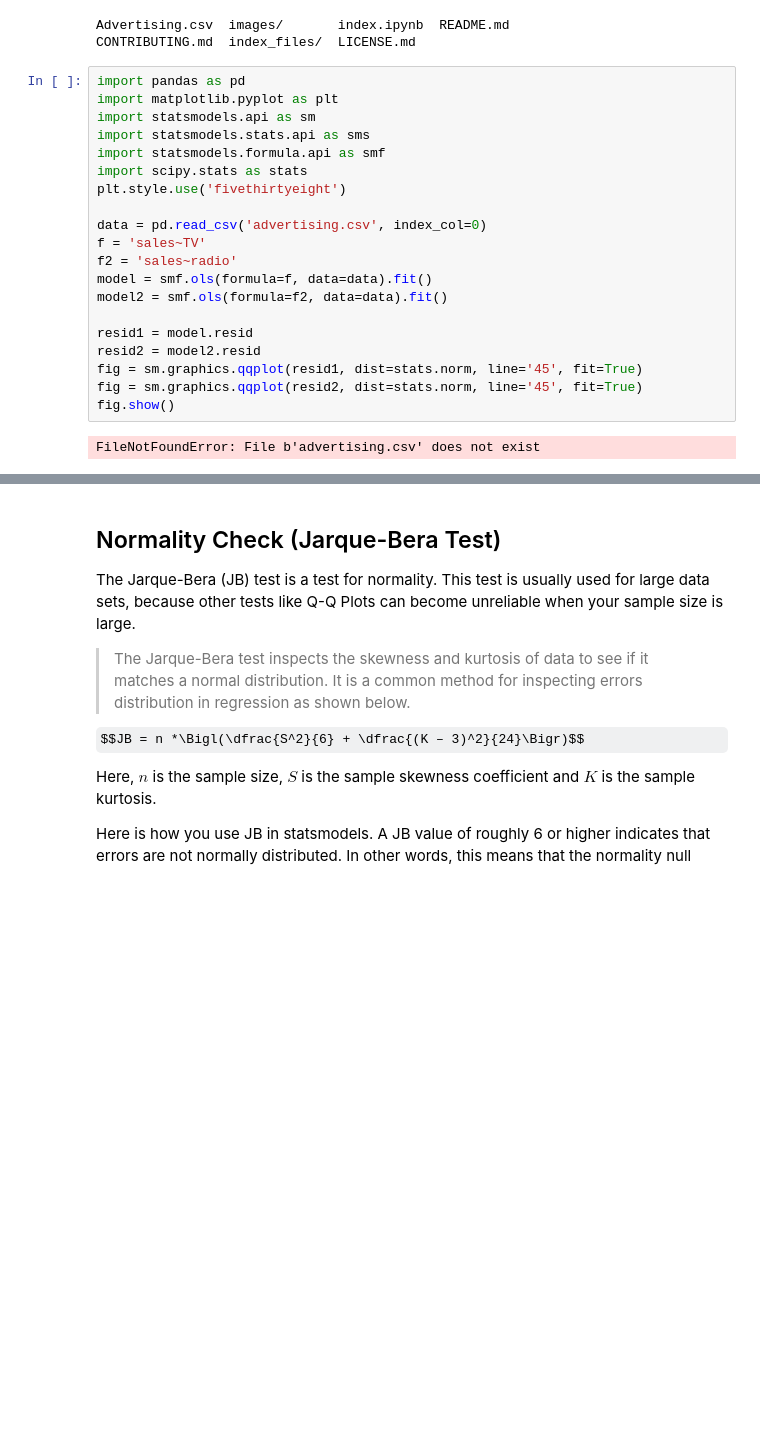
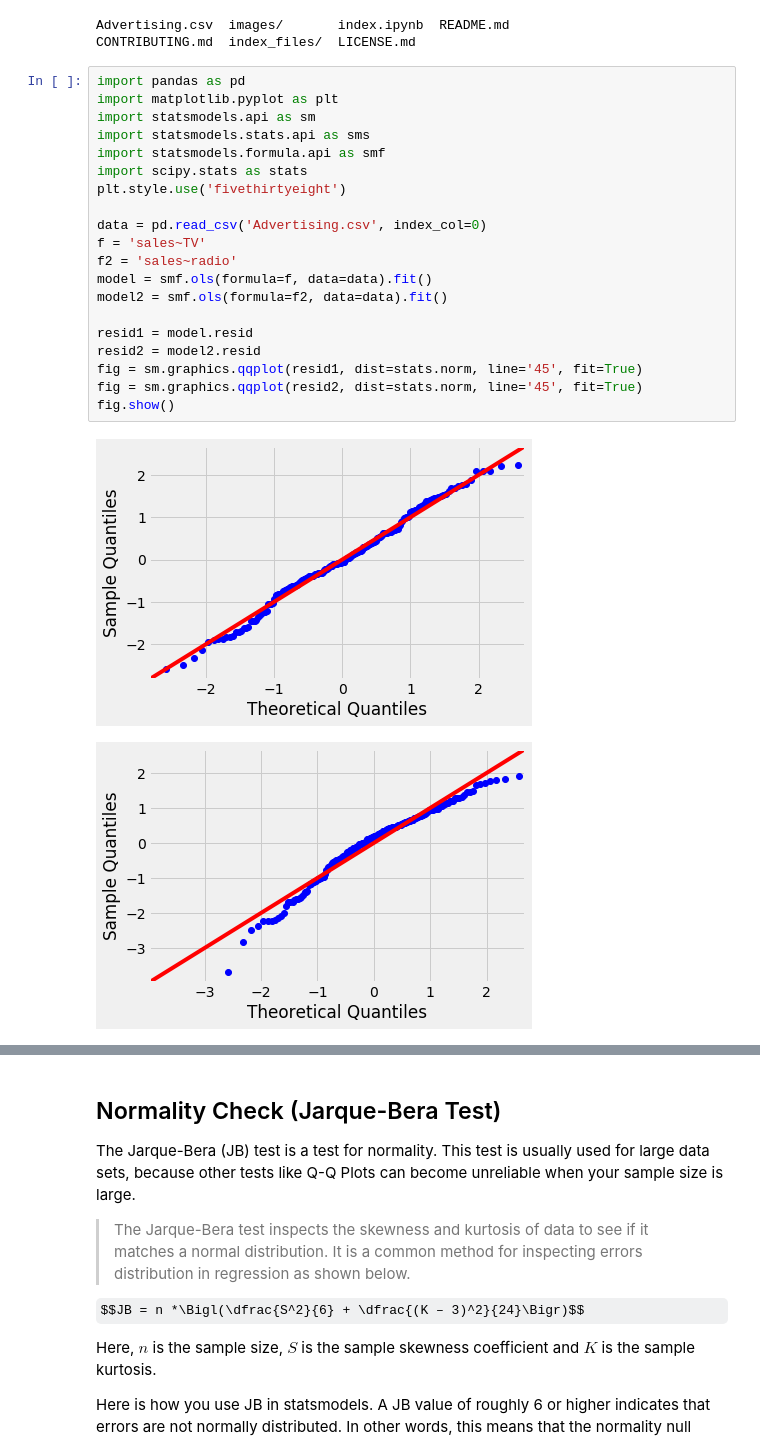
Before and after one commit to ortsed/dsc-ols-regression-diagnostics-dc-ds-career-042219, a Jupyter notebook: index.ipynb, the cells around one changed output, grey strips where cells are left out. Drawn from its saved outputs; the diff is of its cells as text; some formulas as TeX source; blank space fills up the shorter version.

```diff
--- a/index.ipynb
+++ b/index.ipynb
@@ -39,25 +39,26 @@ CONTRIBUTING.md  index_files/  LICENSE.md
 # %%
 import pandas as pd
 import matplotlib.pyplot as plt
 import statsmodels.api as sm
 import statsmodels.stats.api as sms
 import statsmodels.formula.api as smf
 import scipy.stats as stats
 plt.style.use('fivethirtyeight')
 
-data = pd.read_csv('advertising.csv', index_col=0)
+data = pd.read_csv('Advertising.csv', index_col=0)
 f = 'sales~TV'
 f2 = 'sales~radio'
 model = smf.ols(formula=f, data=data).fit()
 model2 = smf.ols(formula=f2, data=data).fit()
 
 resid1 = model.resid
 resid2 = model2.resid
 fig = sm.graphics.qqplot(resid1, dist=stats.norm, line='45', fit=True)
 fig = sm.graphics.qqplot(resid2, dist=stats.norm, line='45', fit=True)
 fig.show()
 # %% [output]
-FileNotFoundError: File b'advertising.csv' does not exist
+[figure, added]
+[figure, added]
 # %% [markdown]
 Normal Q-Q Plots are a direct visual assessment of how well our residuals match what we would expect from a normal distribution.
 
```
